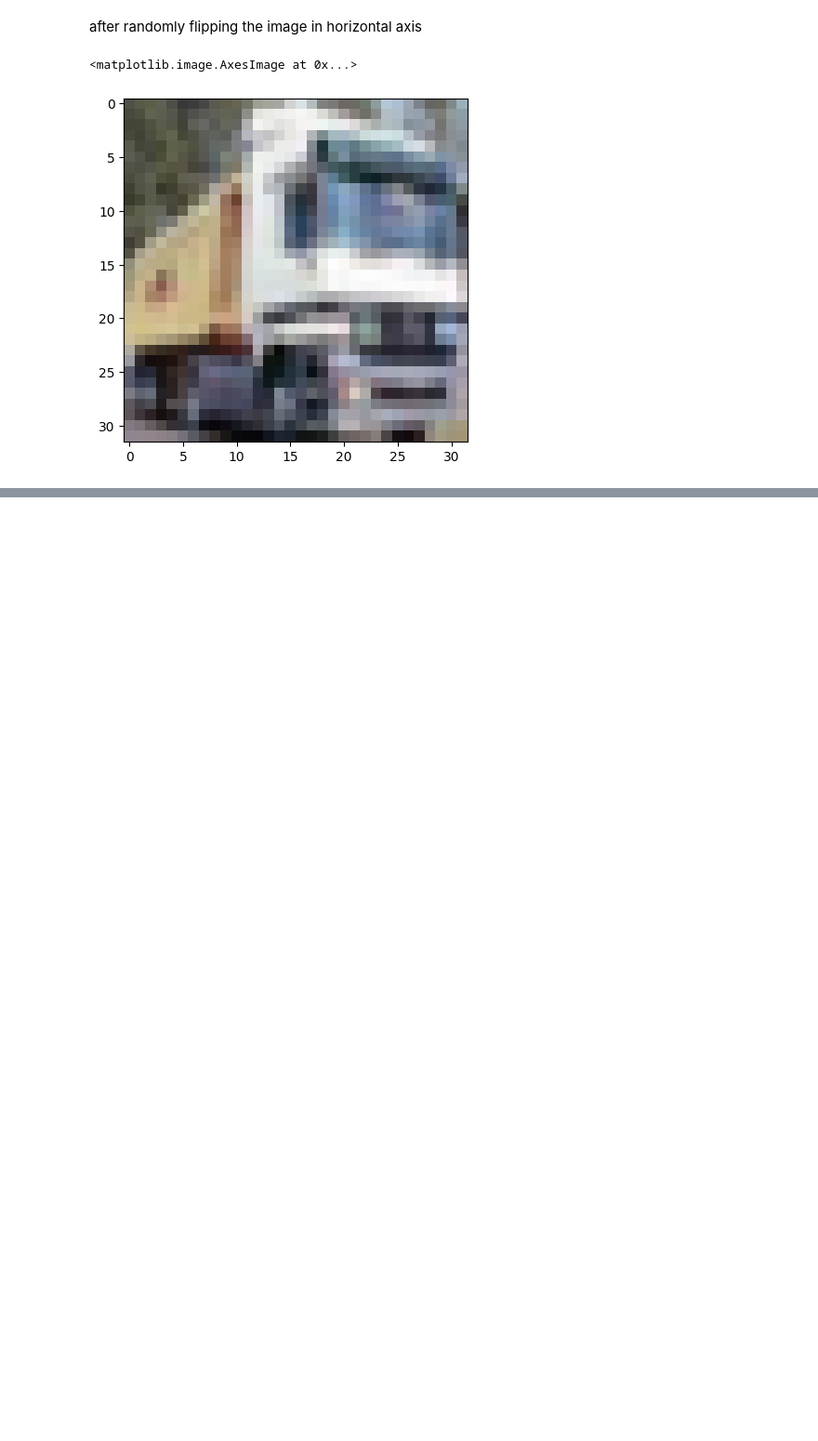
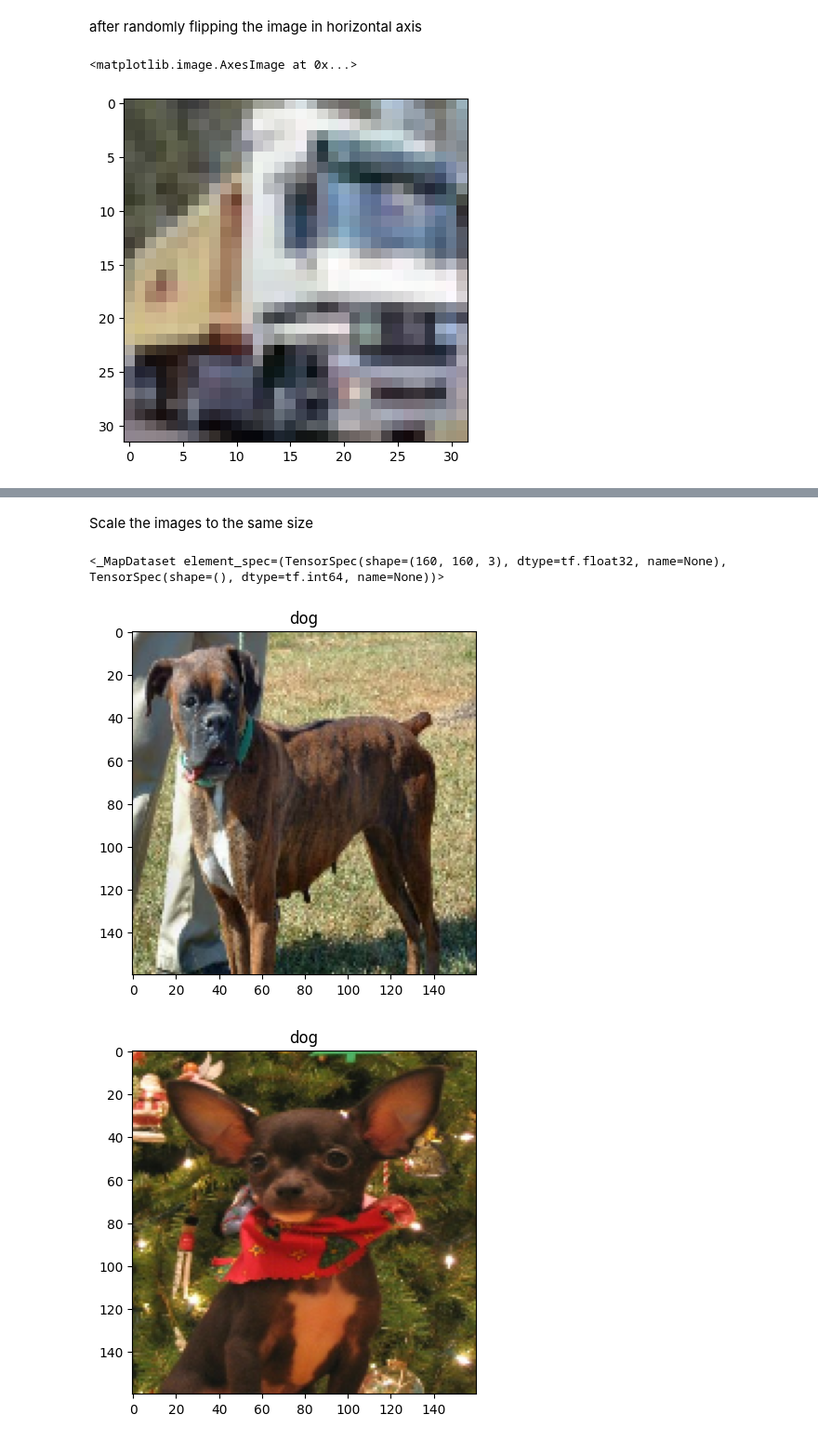
Before and after one commit to sumukhbhat12/Tensor-Flow-Course-FreeCodeCamp, a Jupyter notebook: Working_With_Small_Datasets.ipynb, the cells around one changed output, grey strips where cells are left out. Shown at 93% size. Saved outputs shown, nothing was run; the diff lists cells and outputs as text; code cells hidden in the pictures; blank space fills up the shorter version.

```diff
--- a/Working_With_Small_Datasets.ipynb
+++ b/Working_With_Small_Datasets.ipynb
@@ -118,0 +156,27 @@ plt.imshow(result)
+# %% [markdown]
+Scale the images to the same size
+# %%
+IMG_SIZE = 160    # all images will be resized to 160x160
+# %%
+def format_resize(image, label):
+  # returns an image resized to IMG_SIZE
+  image = tf.cast(image, tf.float32)
+  image = (image / 127.5) - 1   # normalize pixel values between -1,1
+  image = tf.image.resize(image, (IMG_SIZE, IMG_SIZE))
+  return image, label
+# %%
+train = raw_train.map(format_resize)
+validaion = raw_validation.map(format_resize)
+test = raw_test.map(format_resize)
+# %%
+train
+# %% [output]
+<_MapDataset element_spec=(TensorSpec(shape=(160, 160, 3), dtype=tf.float32, name=None), TensorSpec(shape=(), dtype=tf.int64, name=None))>
+# %%
+for image, label in train.take(2):
+  plt.figure()
+  plt.imshow((image + 1) * 127.5 / 255.0)
+  plt.title(get_label_name(label))
+# %% [output]
+[figure, added]
+[figure, added]
```
Also changed, not shown: parts of 14 cells of this notebook.
